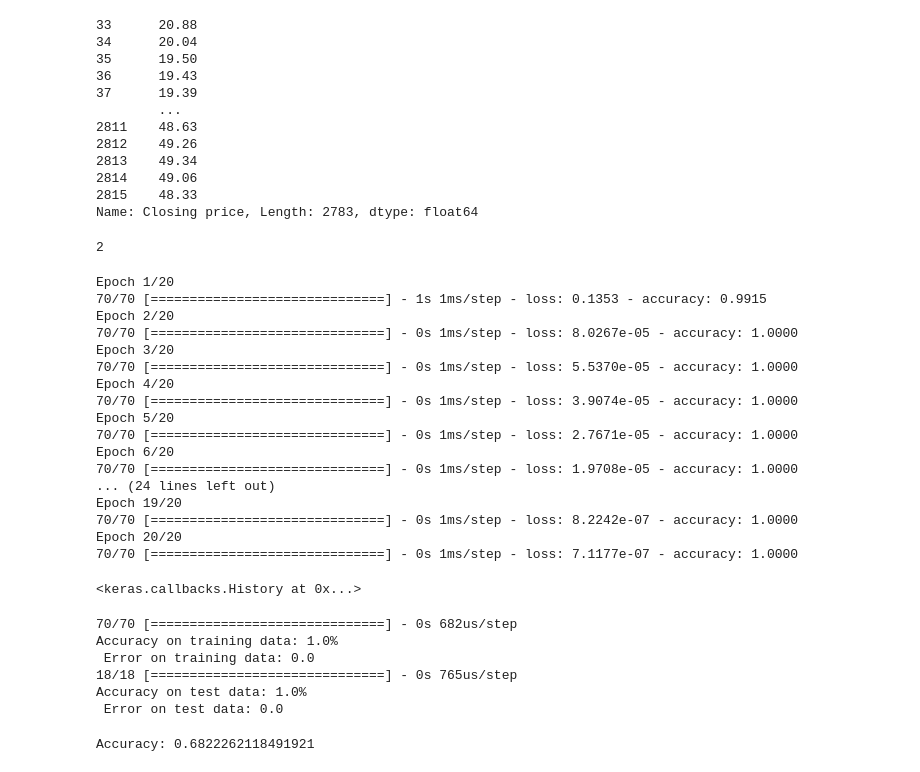
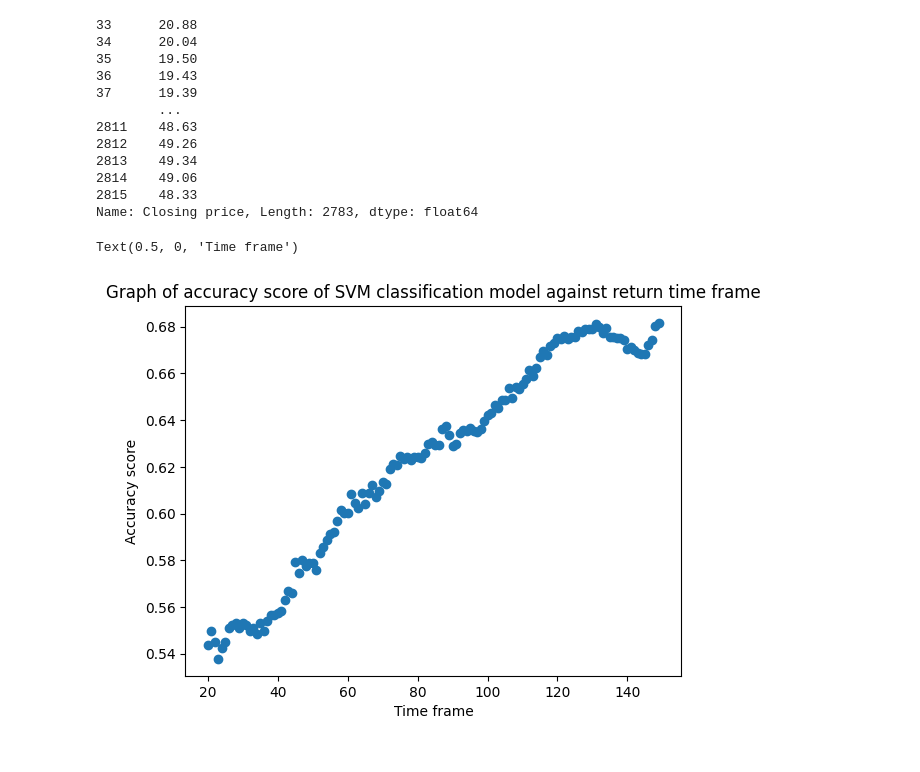
Before and after one commit to Bruck1113/momentum_trading_research, a Jupyter notebook: bt_result_analysis.ipynb, the cells around one changed output. Cells and saved outputs as stored; diff of their text form; code cells hidden in the pictures.

```diff
--- a/bt_result_analysis.ipynb
+++ b/bt_result_analysis.ipynb
@@ -131,8 +133,8 @@ def range_interval(lst, high, low):
 
 
 #changes mean
-short_window = 3
-long_window = 4
+short_window = 1
+long_window = 40
 
 df["Short_window"] = pct_change(list(df["Closing price"])).rolling(short_window).mean()
 df["Long_window"] = pct_change(list(df["Closing price"])).rolling(long_window).mean()
@@ -180,3 +198,46 @@ y = df["Short window bin"].values # Target variable
+# %%
+result = {"Window length":[], "Accuracy":[]}
+
+
+for i in range(20, 150):
+    #Set up a loop to check if the model accuracy improve with the length of long window
+    long_window = i
+
+    df["Short_window"] = pct_change(list(df["Closing price"])).rolling(short_window).mean()
+    df["Long_window"] = pct_change(list(df["Closing price"])).rolling(long_window).mean()
+    # df["RSI_pct_change"] = pct_change(list(df["RSI"]))
+
+    df["RSI_range"] = range_interval(df["RSI"], 65, 38)
+    df["WMV_pct_change"] = pct_change(list(df['WeightedMovingAverage']))
+    df["WilliamR_range"] = range_interval(df["WilliamR"], -80, -20)
+
+
+    # df["Short_window"].plot()
+    # df["Long_window"].plot()
+
+    df["Short window bin"] = turn_trend_into_bin(df["Short_window"])
+    df["Long window bin"] = turn_trend_into_bin(df["Long_window"])
+    # df["RSI_bin"] = turn_trend_into_bin(df["RSI_pct_change"])
+    df["WMV_bin"] = turn_trend_into_bin(df["WMV_pct_change"])
+
+
+    df = df.fillna(method="ffill")
+    df.to_csv("pre_model.csv")
+
+    model = rf_model.model("pre_model.csv", "data.csv")
+
+    result["Window length"].append(long_window)
+    result["Accuracy"].append(model.svm_model(using, ["Long window bin"]))
+# %%
+import rf_model
+df = pd.DataFrame(result)
+plt.scatter(x = df["Window length"], y = df["Accuracy"])
+plt.title("Graph of accuracy score of SVM classification model against return time frame")
+plt.ylabel("Accuracy score")
+plt.xlabel("Time frame")
+# %% [output]
+Text(0.5, 0, 'Time frame')
+[figure, added]
 # %%
 X_train, X_test, y_train, y_test = train_test_split(X, y, test_size=0.2, random_state=0)
 # %%
@@ -186,8 +247,6 @@ y_test = to_categorical(y_test)
 
 count_classes = y_test.shape[1]
 print(count_classes)
-# %% [output]
-2
 # %%
 model = Sequential()
 input_dimension = len(using)
@@ -203,25 +262,6 @@ model.compile(optimizer='adam',
 
 # build the model
 model.fit(X_train, y_train, epochs=20)
-# %% [output]
-Epoch 1/20
-70/70 [==============================] - 1s 1ms/step - loss: 0.1353 - accuracy: 0.9915
-Epoch 2/20
-70/70 [==============================] - 0s 1ms/step - loss: 8.0267e-05 - accuracy: 1.0000
-Epoch 3/20
-70/70 [==============================] - 0s 1ms/step - loss: 5.5370e-05 - accuracy: 1.0000
-Epoch 4/20
-70/70 [==============================] - 0s 1ms/step - loss: 3.9074e-05 - accuracy: 1.0000
-Epoch 5/20
-70/70 [==============================] - 0s 1ms/step - loss: 2.7671e-05 - accuracy: 1.0000
-Epoch 6/20
-70/70 [==============================] - 0s 1ms/step - loss: 1.9708e-05 - accuracy: 1.0000
-... (24 lines left out)
-Epoch 19/20
-70/70 [==============================] - 0s 1ms/step - loss: 8.2242e-07 - accuracy: 1.0000
-Epoch 20/20
-70/70 [==============================] - 0s 1ms/step - loss: 7.1177e-07 - accuracy: 1.0000
-<keras.callbacks.History at 0x...>
 # %%
 pred_train= model.predict(X_train)
 scores = model.evaluate(X_train, y_train, verbose=0)
@@ -230,13 +270,6 @@ print('Accuracy on training data: {}% \n Error on training data: {}'.format(scor
 pred_test= model.predict(X_test)
 scores2 = model.evaluate(X_test, y_test, verbose=0)
 print('Accuracy on test data: {}% \n Error on test data: {}'.format(scores2[1], 1 - scores2[1]))
-# %% [output]
-70/70 [==============================] - 0s 682us/step
-Accuracy on training data: 1.0%
- Error on training data: 0.0
-18/18 [==============================] - 0s 765us/step
-Accuracy on test data: 1.0%
- Error on test data: 0.0
 # %%
 #Random forest classifier
 rf = RandomForestClassifier()
@@ -244,8 +277,6 @@ rf.fit(X_train, y_train)
 y_pred = rf.predict(X_test)
 accuracy = accuracy_score(y_test, y_pred)
 print("Accuracy:", accuracy)
-# %% [output]
-Accuracy: 0.6822262118491921
 # %%
 import data_api
 connection = data_api.API_connection()
```
Also changed, not shown: parts of 7 cells of this notebook, 8 other files.
